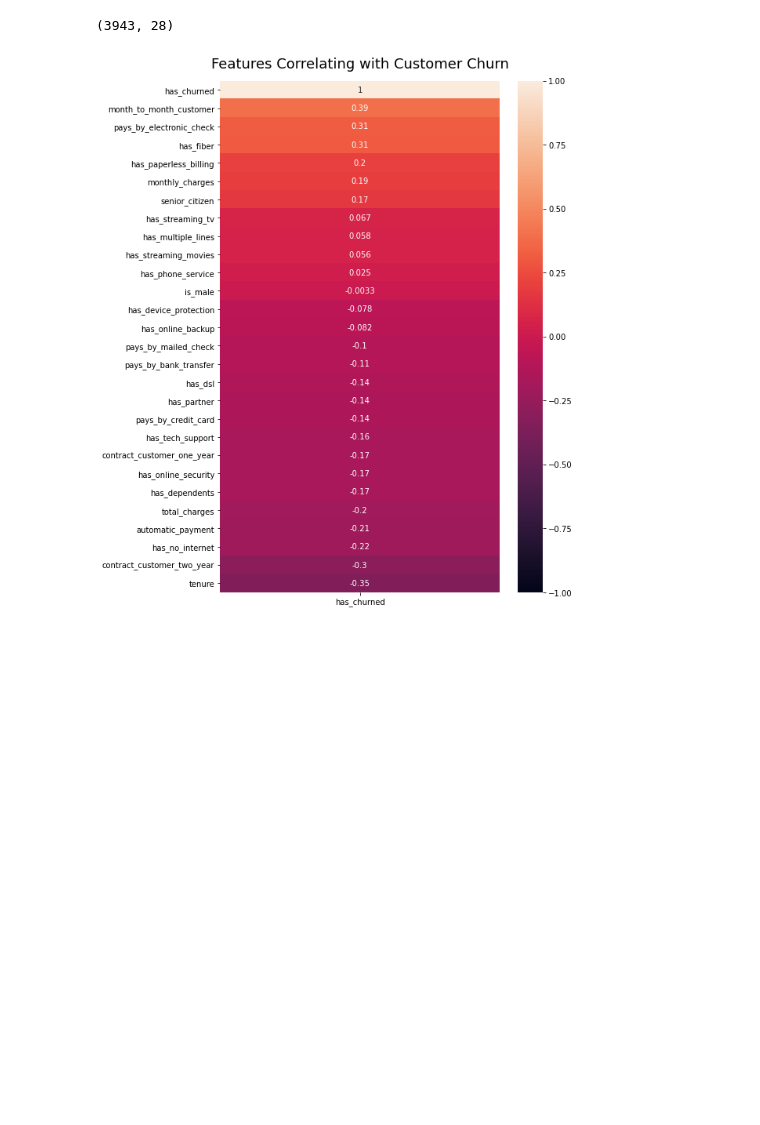
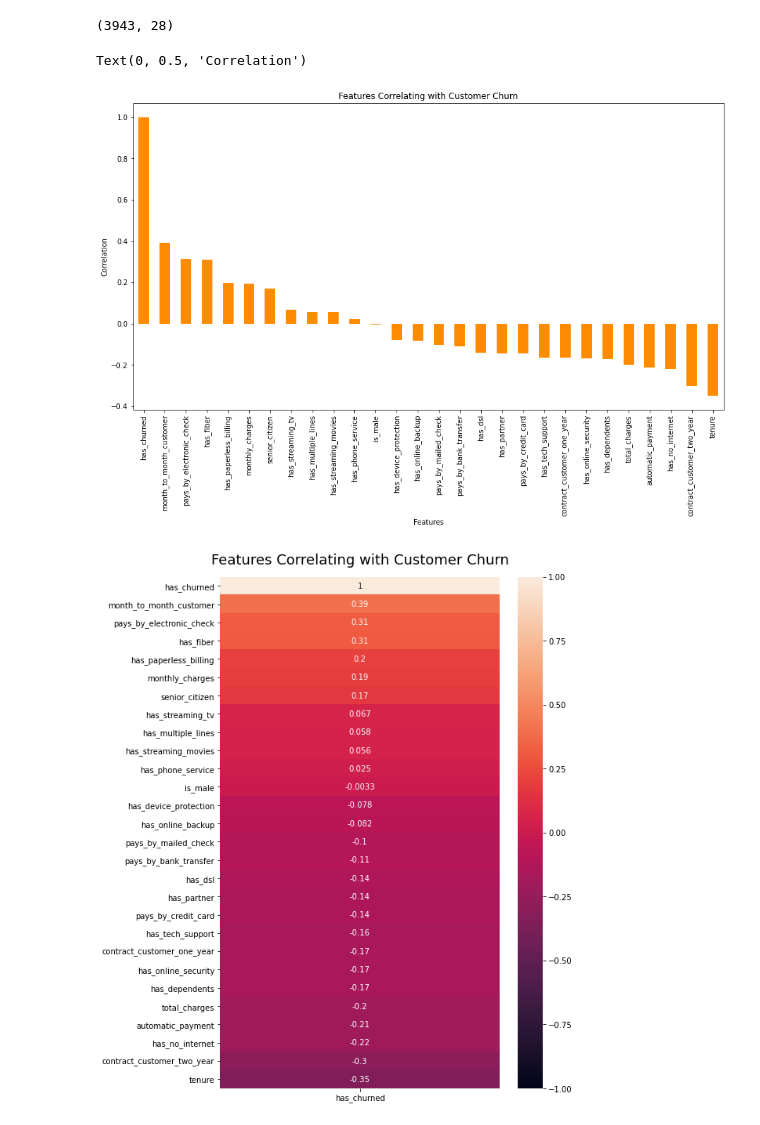
Before and after one commit to brandon-sharpe/Project-Classification, a Jupyter notebook: Explore notebook.ipynb, the cells around one changed output. Cells and saved outputs as stored; diff of their text form; code cells hidden in the pictures; blank space fills up the shorter version.

```diff
--- a/Explore notebook.ipynb
+++ b/Explore notebook.ipynb
@@ -22,6 +22,15 @@ train.shape
 quant_vars = ['tenure','monthly_charges','total_charges']
 cat_vars = list((train.columns).drop(quant_vars))
 target = 'has_churned'
+# %%
+plt.figure(figsize=(15,8))
+train.corr()['has_churned'].sort_values(ascending = False).plot(kind='bar',color = "darkorange")
+plt.title("Features Correlating with Customer Churn")
+plt.xlabel("Features")
+plt.ylabel("Correlation")
+# %% [output]
+Text(0, 0.5, 'Correlation')
+[figure, added]
 # %%
 plt.figure(figsize=(8, 12))
 heatmap = sns.heatmap(train.corr()[['has_churned']].sort_values(by='has_churned', ascending=False), vmin=-1, vmax=1, annot=True, cmap='rocket')
```
Also changed, not shown: parts of 2 cells of this notebook, 3 other files.
